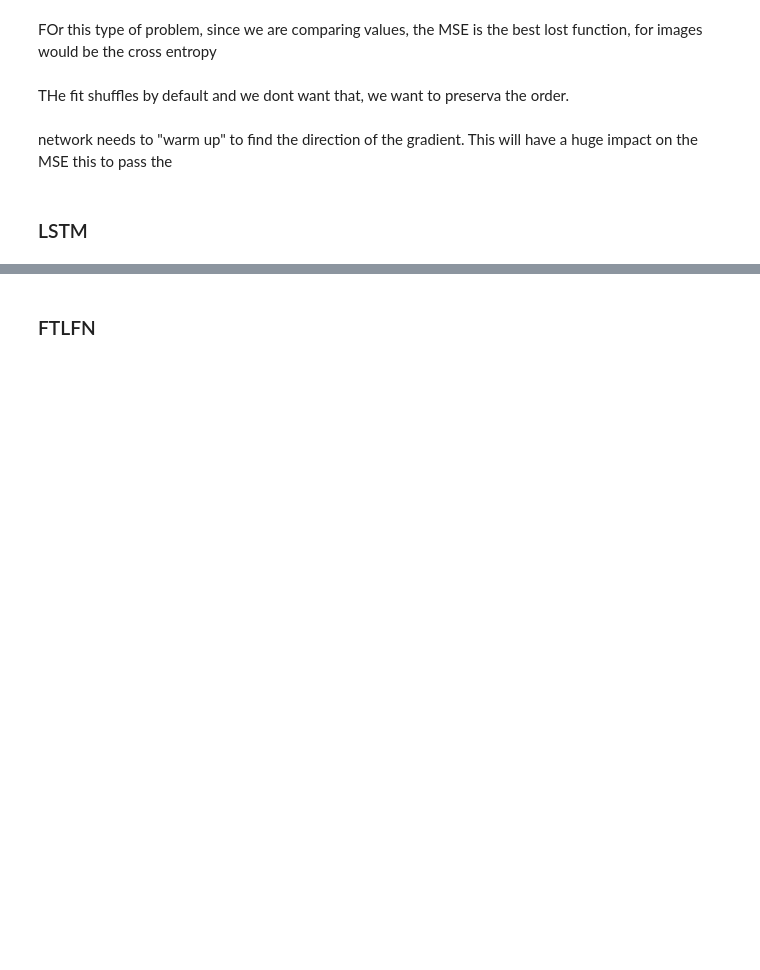
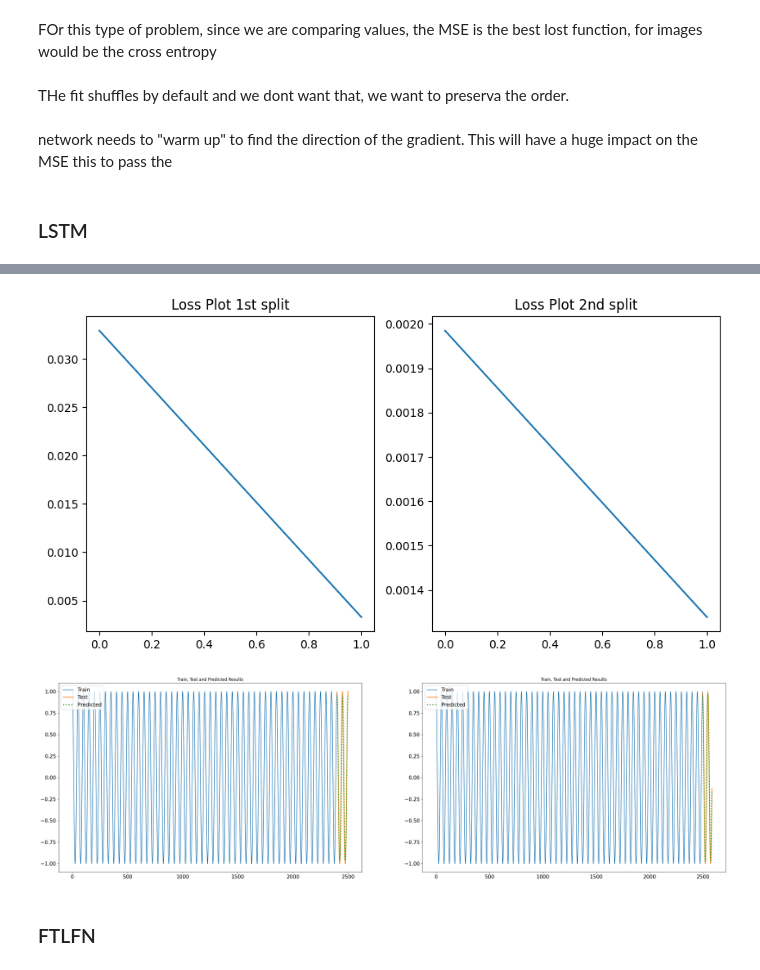
Before and after one commit to ASobreira/Advanced-Machine-Learning, a Jupyter notebook: Assignments/Assignment7/assignment07.ipynb, the cells around one changed output, grey strips where cells are left out. Drawn from its saved outputs; the diff is of its cells as text; code cells hidden in the pictures; blank space fills up the shorter version.

```diff
--- a/Assignments/Assignment7/assignment07.ipynb
+++ b/Assignments/Assignment7/assignment07.ipynb
@@ -113,6 +205,8 @@ y = np.array(y)
  it says we need to use a filter of 12 (we are going to observe the 12 and predict the next 1). Then we shift again and so one
 # %% [markdown]
 ## i) no noise
+# %%
+epochs = 10
 # %% [markdown]
 FOr this type of problem, since we are comparing values, the MSE is the best lost function, for images would be the cross entropy
 # %% [markdown]
@@ -122,5 +216,5 @@ network needs to "warm up" to find the direction of the gradient. This will have
 # %% [markdown]
 ### LSTM
 # %%
-lstm_func(2, lag, X, y)
+lstm_func(epochs, lag, X, y)
 # %% [output]
@@ -141,3 +226,5 @@ Epoch 2/2
+[figure, added]
+[figure, added]
 # %% [markdown]
 ### FTLFN
 # %%
```
Also changed, not shown: parts of 18 cells of this notebook.
